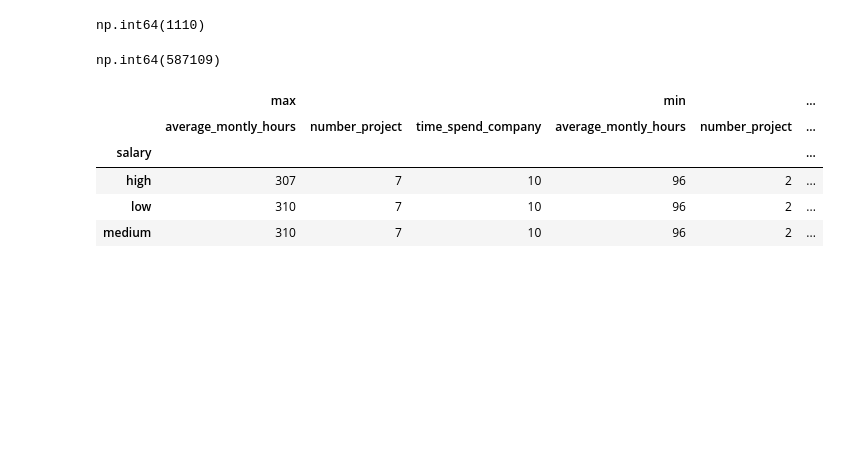
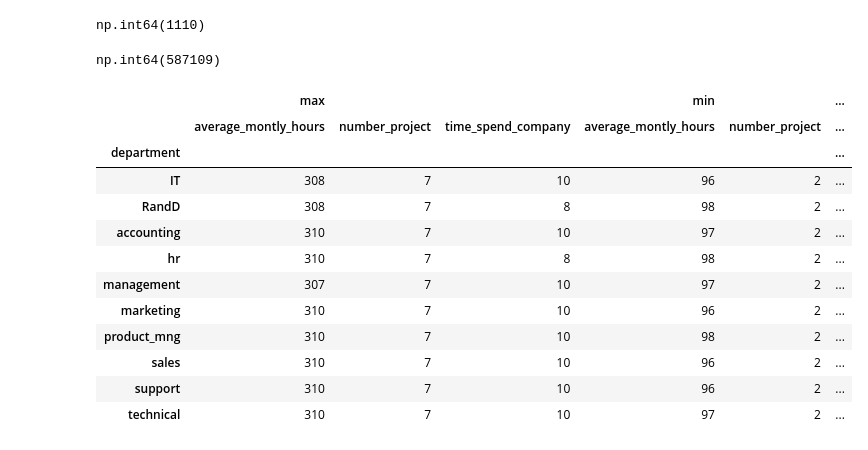
Before and after one commit to dpkasahu/numpy, a Jupyter notebook: hr_data.ipynb, the cells around one changed output. Cells and saved outputs as stored; diff of their text form; code cells hidden in the pictures; blank space fills up the shorter version.

```diff
--- a/hr_data.ipynb
+++ b/hr_data.ipynb
@@ -51,11 +51,18 @@ df1.groupby('salary').get_group('low').groupby('time_spend_company').get_group(3
 # %% [output]
 np.int64(587109)
 # %%
-df1.pivot_table(values=['average_montly_hours','number_project','time_spend_company'],index='salary',aggfunc=[max,min])
+df1.pivot_table(values=['average_montly_hours','number_project','time_spend_company'],index='department',aggfunc=[max,min])
 # %% [output]
 |  | max |  |  | min |  | ... |
 |  | average_montly_hours | number_project | time_spend_company | average_montly_hours | number_project | ... |
-| salary |  |  |  |  |  | ... |
-| high | 307 | 7 | 10 | 96 | 2 | ... |
-| low | 310 | 7 | 10 | 96 | 2 | ... |
-| medium | 310 | 7 | 10 | 96 | 2 | ... |
+| department |  |  |  |  |  | ... |
+| IT | 308 | 7 | 10 | 96 | 2 | ... |
+| RandD | 308 | 7 | 8 | 98 | 2 | ... |
+| accounting | 310 | 7 | 10 | 97 | 2 | ... |
+| hr | 310 | 7 | 8 | 98 | 2 | ... |
+| management | 307 | 7 | 10 | 97 | 2 | ... |
+| marketing | 310 | 7 | 10 | 96 | 2 | ... |
+| product_mng | 310 | 7 | 10 | 98 | 2 | ... |
+| sales | 310 | 7 | 10 | 96 | 2 | ... |
+| support | 310 | 7 | 10 | 96 | 2 | ... |
+| technical | 310 | 7 | 10 | 97 | 2 | ... |
```
